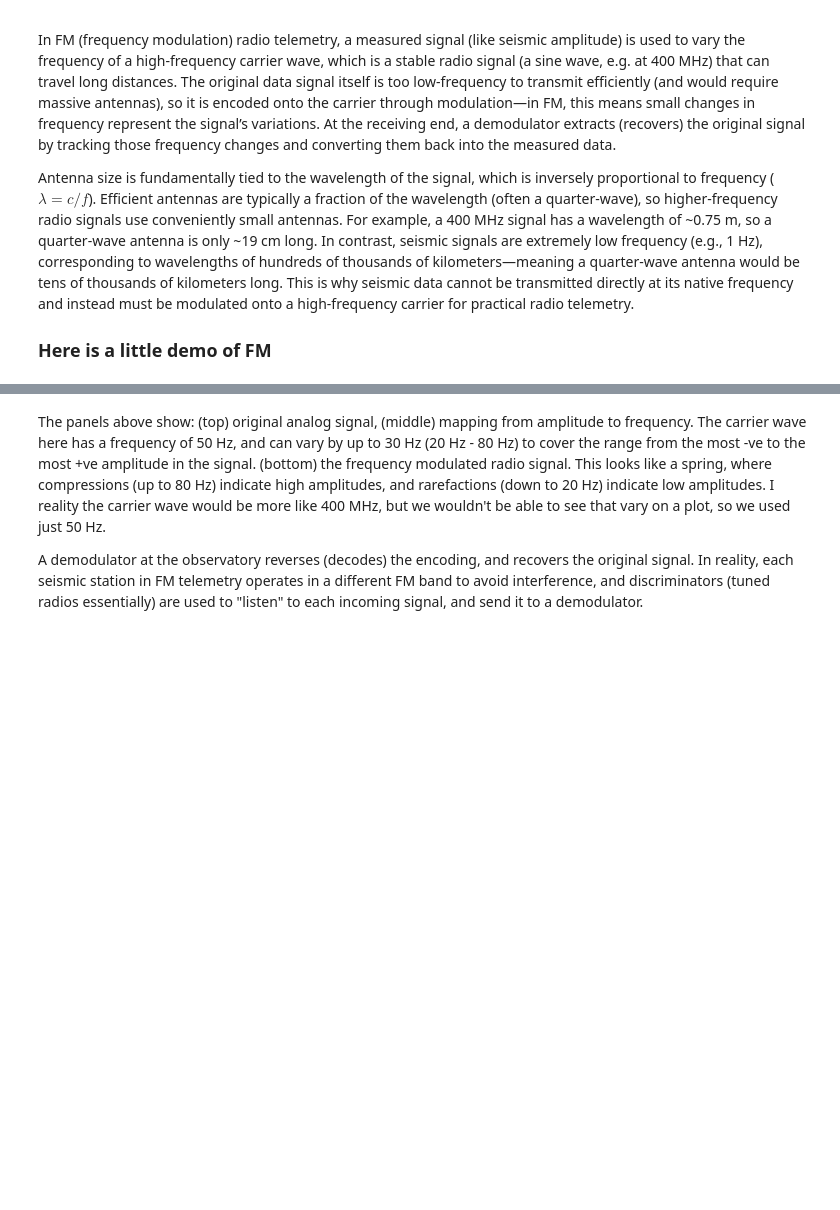
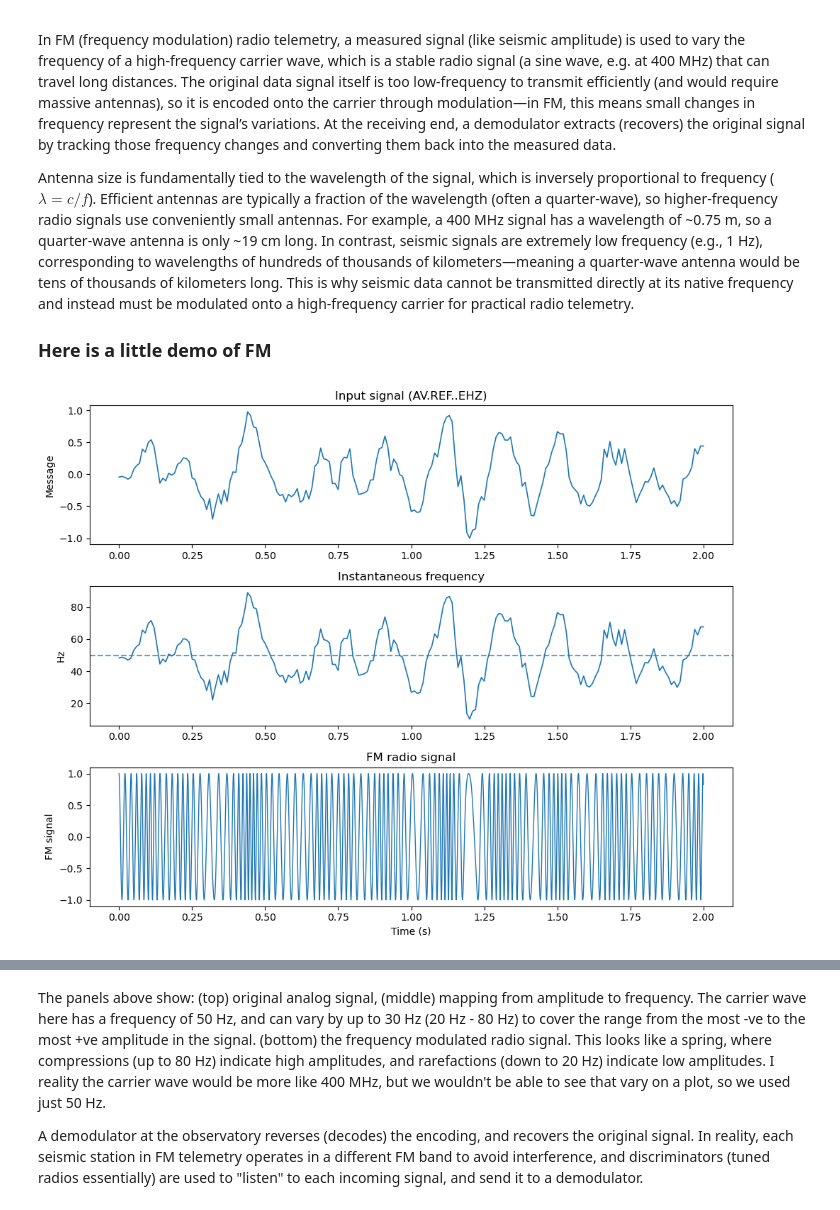
Before and after one commit to gthompson/CompSciS26, a Jupyter notebook: week10/130_RSAM_RD.ipynb, the cells around one changed output, grey strips where cells are left out. Drawn from its saved outputs; the diff is of its cells as text; code cells hidden in the pictures; blank space fills up the shorter version.

```diff
--- a/week10/130_RSAM_RD.ipynb
+++ b/week10/130_RSAM_RD.ipynb
@@ -135,31 +144,33 @@ def plot_fm_like_wikipedia(
     axes[1].plot(t, f_inst, linewidth=1.2)
     axes[1].axhline(carrier_hz, linestyle="--", alpha=0.7)
     axes[1].set_ylabel("Hz")
     axes[1].set_title("Instantaneous frequency")
 
     axes[2].plot(t, s_fm, linewidth=1.0)
     axes[2].set_ylabel("FM signal")
     axes[2].set_xlabel("Time (s)")
     axes[2].set_title(
         f"FM radio signal"
     )
 
     fig.tight_layout()
     plt.show()
 
     return {
         "t": t,
         "message": m,
         "f_inst": f_inst,
         "fm_signal": s_fm,
     }
 
 duration = 2
 tr = st[0].copy().trim(starttime=t0+2, endtime=t0 + 2 + duration)  # Use first 5 seconds of the first Trace
 result = plot_fm_like_wikipedia(
     tr,
     carrier_hz=50.0,
-    peak_deviation_hz=30.0,
+    peak_deviation_hz=40.0,
     duration=duration,
     sim_fs=5000.0,
 )
+# %% [output]
+[figure, added]
```
Also changed, not shown: parts of 7 cells of this notebook, 2 other files.
